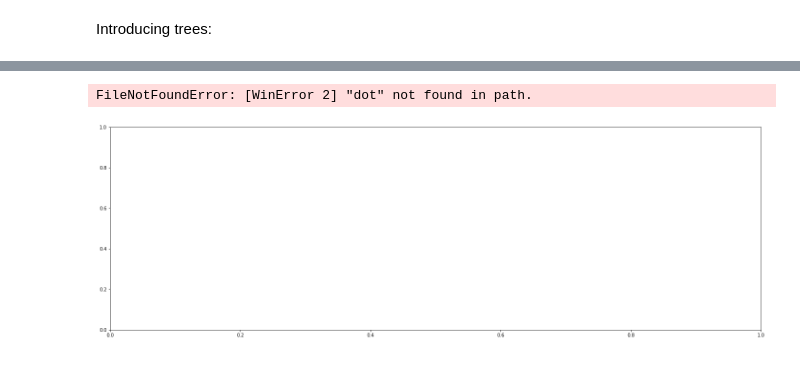
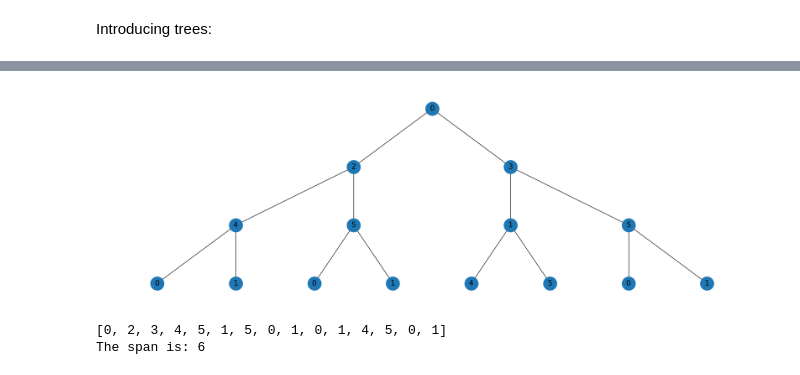
Before and after one commit to Cbabe/L-2-1-Labeling, a Jupyter notebook: L(2,1)_trees.ipynb, the cells around one changed output, grey strips where cells are left out. Cells and saved outputs as stored; diff of their text form; code cells hidden in the pictures.

Commit message:
Minor fixes and graph image

```diff
--- a/L(2,1)_trees.ipynb
+++ b/L(2,1)_trees.ipynb
@@ -70,38 +23,39 @@ FileNotFoundError: [WinError 2] "dot" not found in path.
 # %%
-tree = create_tree(3,3)
+tree = create_tree(2,3)
 node_list = list(nx.nodes(tree))
 # Creates a dictionary with the keys being the nodes number and the value the frequency assigned to the node
 label_list = dict.fromkeys(node_list)
 for i in node_list: # Iterate through each node in the in the graph
     neighbors_list = list(nx.all_neighbors(tree, i)) # Find all the neighbors to the node
     bad_list=[] # Initialize list of frequency the node can not be
     for k in neighbors_list: #Iterates through the adjacent nodes
         if label_list[k] is not None: # If the adjacent nodes are assigned a frequency add frequencies to bad frequencies
             bad_list.append(label_list[k]) # The original node cannot be the same as the adjunct
             bad_list.append(label_list[k]+1) # The original node cannot be one frequency away above from the adjacent nodes frequency
             bad_list.append(label_list[k]-1) # The original node cannot be one frequency away below from the adjacent nodes frequency
         secondary_neighbor = list(nx.all_neighbors(tree, k)) # List of nodes that are adjacent to the adjacent node
         for j in secondary_neighbor: # Iterate through adjacent to adjacent nodes
             if label_list[j] is not None: #If the adjacent to adjacent node exists add it to the bad frequencies
                 bad_list.append(label_list[j])  # The original node cannot be the same as the adjacent to adjacent node
     if bad_list == []: # If there are no adjacent or adjacent to adjacent nodes set the frequency to 0
          label_list[i]=0 # Set the nodes frequency to 0
     else:
         possible_color=range(0,max(bad_list)+2) # List of possible frequencies to choose from, 0 to highest frequency plus 1
         label_list[i]= [x for x in possible_color if x not in bad_list][0] # Find the lowest possible frequency that is not in the bad list and can be used
 
 network = nx.Graph()
 pos = graphviz_layout(tree, prog="dot")
-nx.draw_networkx_labels(network, pos, label_list, font_size=10)
-nx.draw_networkx(tree, pos, with_labels=False)
+nx.draw_networkx_labels(network, pos, label_list, font_size=15)
+nx.draw_networkx(tree, pos, node_size = 800, with_labels=False)
 plt.axis("off")
 plt.show()
 
 frequencies_list = list(label_list.values()) # list of the frequencies assigned to nodes
 print(frequencies_list) # Print out list
 
 span=max(frequencies_list)-min(frequencies_list)+1 #The span of frequencies used including 0
 print("The span is:", span) # Print span
 # %% [output]
+[figure, new version]
-FileNotFoundError: [WinError 2] "dot" not found in path.
+[0, 2, 3, 4, 5, 1, 5, 0, 1, 0, 1, 4, 5, 0, 1]
+The span is: 6
-[figure, old version]
```
Also changed, not shown: parts of 1 cell of this notebook, 1 other file.
